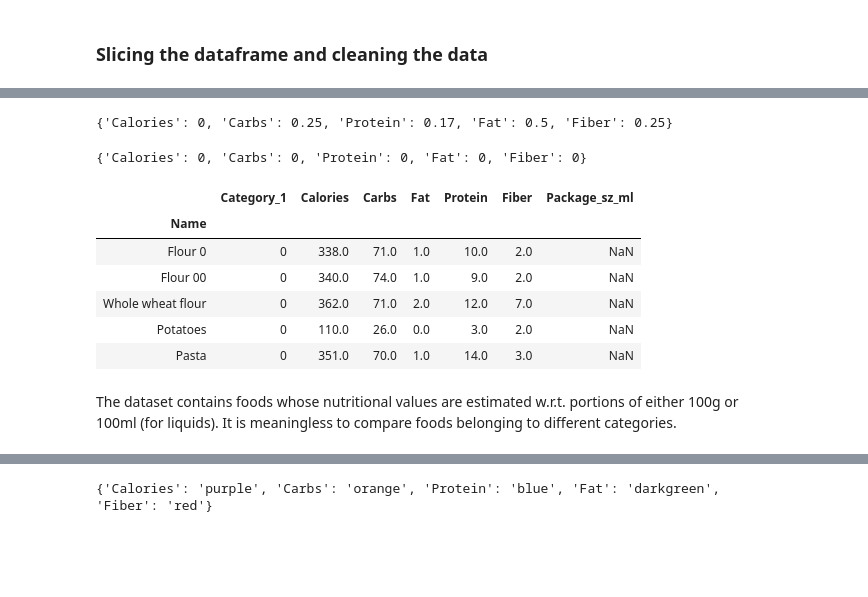
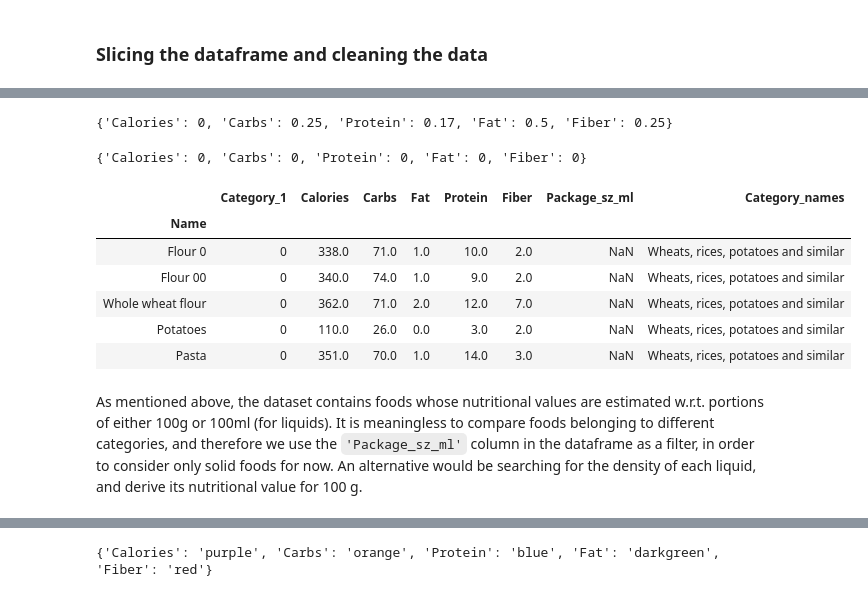
Before and after one commit to jbvasconcellos/foods, a Jupyter notebook: food.ipynb, the cells around one changed output, grey strips where cells are left out. Drawn from its saved outputs; the diff is of its cells as text; code cells hidden in the pictures; blank space fills up the shorter version.

````diff
--- a/food.ipynb
+++ b/food.ipynb
@@ -68,12 +97,23 @@ Next we select the columns we will analyze, and fix the missing data.
 # %%
-# Slice columns containing nutritional values
+# Slice columns containing food names, nutritional values and 'Package_sz_ml'
 nutr_value = df[['Name', 'Category_1','Calories', 'Carbs', 'Fat', 'Protein', 'Fiber', 'Package_sz_ml']]
 
 #Set 'Category_1' as category:
 nutr_value['Category_1'] = nutr_value['Category_1'].astype('category', copy=False)
+
+# Create a disctionary to interpret the labels in 'Category_1'
+categories_dict = {0: 'Wheats, rices, potatoes and similar', 1:'Meats', 2:'Legumes', 3:'Fruits & vegetables', 4:'Salads & leaves',
+                   5:'Seeds, nuts & cereals', 6:'Sweets', 7:'Eggs & milk products', 8:'Fats', 9:'Other'}
+
+# Just checking:
+# display(categories_dict)
+
+# Create new column from caterories_dict values; this will make plotting the information easier
+nutr_value['Category_names'] = nutr_value["Category_1"].map(categories_dict)
+
+# Just checking:
 display(nutr_value.info())
 display(nutr_value.head())
-#display(nutr_value['Category_1'].values)
 # %% [output]
 <class 'pandas.core.frame.DataFrame'>
 RangeIndex: 135 entries, 0 to 134
@@ -183,39 +235,40 @@
 # %%
-# define function
+# define function check_for_decimals
 def check_for_decimals(data_frame, list_of_columns):
     """returns percentage of decimal values within columns of a data frame"""
-    #initialize dictionary with columns in list_of_columns as keys and 0 as values:
-    number_of_decimals = dict.fromkeys(list_of_columns, 0)
-    #count the number of decimal values in each column:
+    number_of_decimals = dict.fromkeys(list_of_columns, 0) # Initialize dictionary with list_of_columns as keys and all values equal to 0
+
+    # Count the number of decimal values in each column:
     for column in list_of_columns: #loop over columns
         for x in data_frame[column]: #loop over rows in the column
             if x.is_integer() == False:
-                #adds 1 to the resp value in the dictionary, computes the percentage rounded to 2 decimals:
-                number_of_decimals[column] = round((number_of_decimals[column] + 1)/len(column), 2)
+                number_of_decimals[column] = round((number_of_decimals[column] + 1)/len(column), 2) # Adds 1 to the resp value in the dictionary, computes the percentage rounded to 2 decimals
     return number_of_decimals
 
-columns = ['Calories', 'Carbs', 'Protein', 'Fat', 'Fiber']
+# Applying the function to our context:
 
-#relative number of decimal values within columns in columns of nutr_value:
-display(check_for_decimals(nutr_value,columns))
+# List of columns in nutr_value containing nutritional values of interest
+macros_columns = ['Calories', 'Carbs', 'Protein', 'Fat', 'Fiber']
+
+display(check_for_decimals(nutr_value, macros_columns)) # Relative number of decimal values within columns in nutr_value:
 
 #round nutr_values:
 nutr_value_round = nutr_value.round()
 
 #check:
-display(check_for_decimals(nutr_value_round, columns))
+display(check_for_decimals(nutr_value_round, macros_columns))
 
 display(nutr_value_round.head())
 # %% [output]
 {'Calories': 0, 'Carbs': 0.25, 'Protein': 0.17, 'Fat': 0.5, 'Fiber': 0.25}
 {'Calories': 0, 'Carbs': 0, 'Protein': 0, 'Fat': 0, 'Fiber': 0}
-|  | Category_1 | Calories | Carbs | Fat | Protein | Fiber | Package_sz_ml |
-| Name |  |  |  |  |  |  |  |
-| Flour 0 | 0 | 338.0 | 71.0 | 1.0 | 10.0 | 2.0 | NaN |
-| Flour 00 | 0 | 340.0 | 74.0 | 1.0 | 9.0 | 2.0 | NaN |
-| Whole wheat flour | 0 | 362.0 | 71.0 | 2.0 | 12.0 | 7.0 | NaN |
-| Potatoes | 0 | 110.0 | 26.0 | 0.0 | 3.0 | 2.0 | NaN |
-| Pasta | 0 | 351.0 | 70.0 | 1.0 | 14.0 | 3.0 | NaN |
+|  | Category_1 | Calories | Carbs | Fat | Protein | Fiber | Package_sz_ml | Category_names |
+| Name |  |  |  |  |  |  |  |  |
+| Flour 0 | 0 | 338.0 | 71.0 | 1.0 | 10.0 | 2.0 | NaN | Wheats, rices, potatoes and similar |
+| Flour 00 | 0 | 340.0 | 74.0 | 1.0 | 9.0 | 2.0 | NaN | Wheats, rices, potatoes and similar |
+| Whole wheat flour | 0 | 362.0 | 71.0 | 2.0 | 12.0 | 7.0 | NaN | Wheats, rices, potatoes and similar |
+| Potatoes | 0 | 110.0 | 26.0 | 0.0 | 3.0 | 2.0 | NaN | Wheats, rices, potatoes and similar |
+| Pasta | 0 | 351.0 | 70.0 | 1.0 | 14.0 | 3.0 | NaN | Wheats, rices, potatoes and similar |
 # %% [markdown]
-The dataset contains foods whose nutritional values are estimated w.r.t. portions of either 100g or 100ml (for liquids). It is meaningless to compare foods belonging to different categories.
+As mentioned above, the dataset contains foods whose nutritional values are estimated w.r.t. portions of either 100g or 100ml (for liquids). It is meaningless to compare foods belonging to different categories, and therefore we use the ```'Package_sz_ml'``` column in the dataframe as a filter, in order to consider only solid foods for now. An alternative would be searching for the density of each liquid, and derive its nutritional value for 100 g.
 # %%
````
Also changed, not shown: parts of 33 cells of this notebook.
